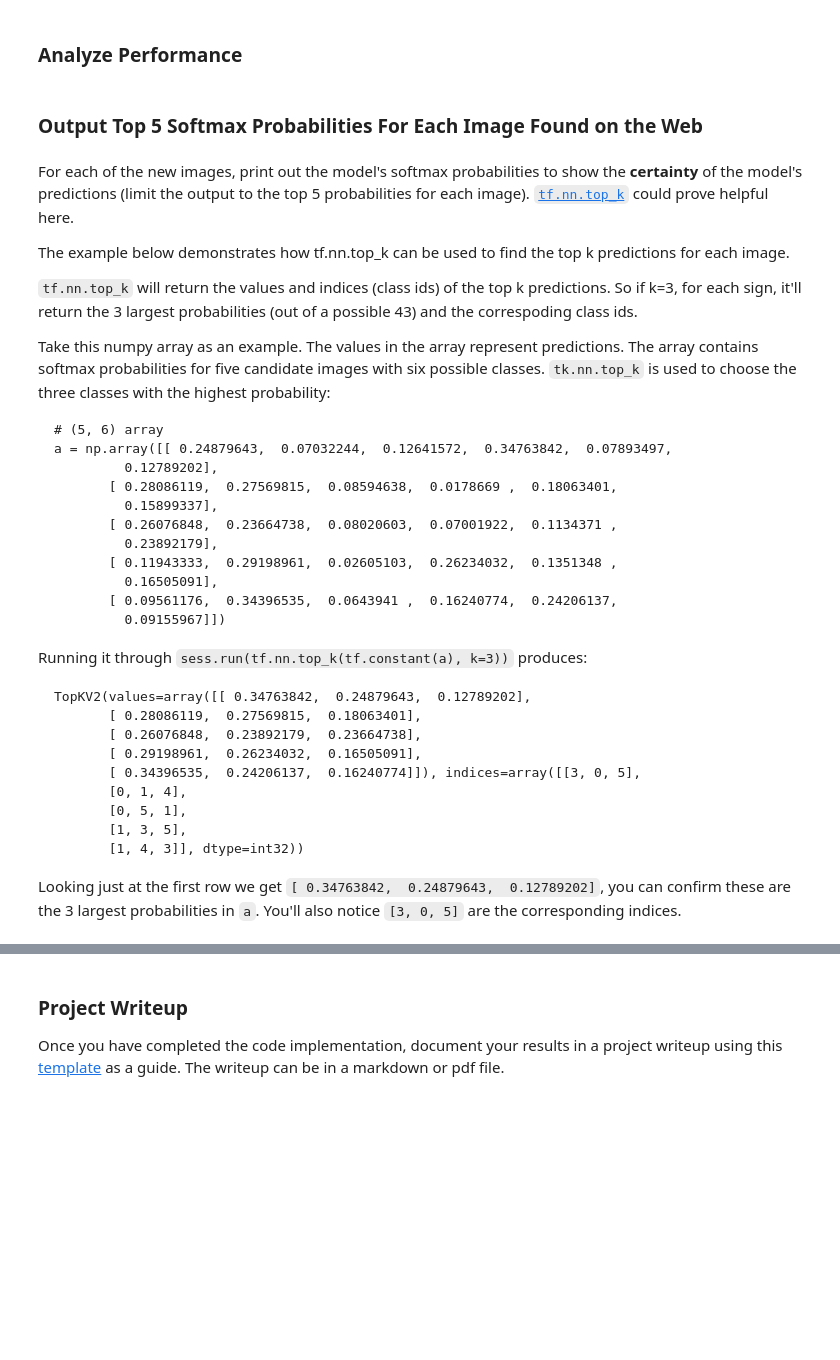
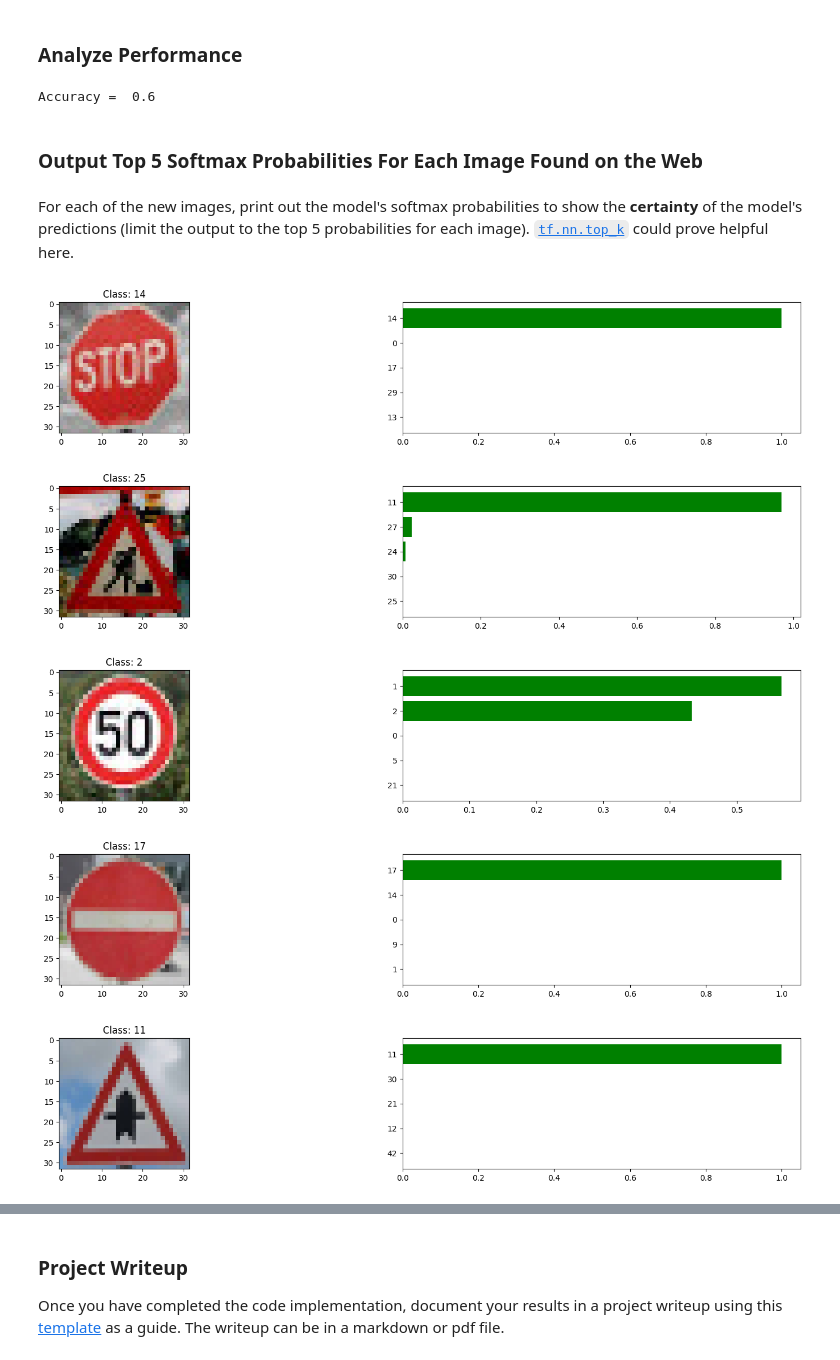
Before and after one commit to edgarcgarzon/CarND-Traffic-Sign-Classifier-P2, a Jupyter notebook: Traffic_Sign_Classifier.ipynb, the cells around one changed output, grey strips where cells are left out. Drawn from its saved outputs; the diff is of its cells as text; code cells hidden in the pictures; blank space fills up the shorter version.

````diff
--- a/Traffic_Sign_Classifier.ipynb
+++ b/Traffic_Sign_Classifier.ipynb
@@ -829,46 +879,44 @@ print(logits)
 # %%
 ### Calculate the accuracy for these 5 new images.
 ### For example, if the model predicted 1 out of 5 signs correctly, it's 20% accurate on these new images.
+
+comp = [1 for x,y in zip(y_images, out3.indices[:,0]) if (x == y) ]
+
+print("Accuracy = ", np.sum(comp)/5)
+# %% [output]
+Accuracy =  0.6
 # %% [markdown]
 ### Output Top 5 Softmax Probabilities For Each Image Found on the Web
-# %% [markdown]
-For each of the new images, print out the model's softmax probabilities to show the **certainty** of the model's predictions (limit the output to the top 5 probabilities for each image). [`tf.nn.top_k`](https://www.tensorflow.org/versions/r0.12/api_docs/python/nn.html#top_k) could prove helpful here.
-
-The example below demonstrates how tf.nn.top_k can be used to find the top k predictions for each image.
-
-`tf.nn.top_k` will return the values and indices (class ids) of the top k predictions. So if k=3, for each sign, it'll return the 3 largest probabilities (out of a possible 43) and the correspoding class ids.
-
-Take this numpy array as an example. The values in the array represent predictions. The array contains softmax probabilities for five candidate images with six possible classes. `tk.nn.top_k` is used to choose the three classes with the highest probability:
-
-```
-# (5, 6) array
-a = np.array([[ 0.24879643,  0.07032244,  0.12641572,  0.34763842,  0.07893497,
-         0.12789202],
-       [ 0.28086119,  0.27569815,  0.08594638,  0.0178669 ,  0.18063401,
-         0.15899337],
-       [ 0.26076848,  0.23664738,  0.08020603,  0.07001922,  0.1134371 ,
-         0.23892179],
-       [ 0.11943333,  0.29198961,  0.02605103,  0.26234032,  0.1351348 ,
-         0.16505091],
-       [ 0.09561176,  0.34396535,  0.0643941 ,  0.16240774,  0.24206137,
-         0.09155967]])
-```
-
-Running it through `sess.run(tf.nn.top_k(tf.constant(a), k=3))` produces:
-
-```
-TopKV2(values=array([[ 0.34763842,  0.24879643,  0.12789202],
-       [ 0.28086119,  0.27569815,  0.18063401],
-       [ 0.26076848,  0.23892179,  0.23664738],
-       [ 0.29198961,  0.26234032,  0.16505091],
-       [ 0.34396535,  0.24206137,  0.16240774]]), indices=array([[3, 0, 5],
-       [0, 1, 4],
-       [0, 5, 1],
-       [1, 3, 5],
-       [1, 4, 3]], dtype=int32))
-```
-
-Looking just at the first row we get `[ 0.34763842,  0.24879643,  0.12789202]`, you can confirm these are the 3 largest probabilities in `a`. You'll also notice `[3, 0, 5]` are the corresponding indices.
+# %% [markdown]
+For each of the new images, print out the model's softmax probabilities to show the **certainty** of the model's predictions (limit the output to the top 5 probabilities for each image). [`tf.nn.top_k`](https://www.tensorflow.org/versions/r0.12/api_docs/python/nn.html#top_k) could prove helpful here.
 # %%
 ### Print out the top five softmax probabilities for the predictions on the German traffic sign images found on the web.
 ### Feel free to use as many code cells as needed.
+# %%
+# Show the values of weights and bias
+
+
+# Example data
+for i in range(5):
+    plt.rcdefaults()
+    fig, ax = plt.subplots(1, 2, figsize=(20, 3))
+
+    ax[0].imshow(X_images[i])
+    ax[0].title.set_text("Class: " + str(y_images[i]))
+
+    y_pos = np.arange(len(y_images))
+
+    ax[1].barh(y_pos, out3.values[i,:], color='green', ecolor='black')
+    labels = []
+    labels.append('')
+    labels = labels + out3.indices[i,:].tolist()
+    ax[1].set_yticklabels(labels)
+    ax[1].invert_yaxis()  # labels read top-to-bottom
+
+    plt.show()
+# %% [output]
+[figure, added]
+[figure, added]
+[figure, added]
+[figure, added]
+[figure, added]
````
Also changed, not shown: parts of 18 cells of this notebook.
